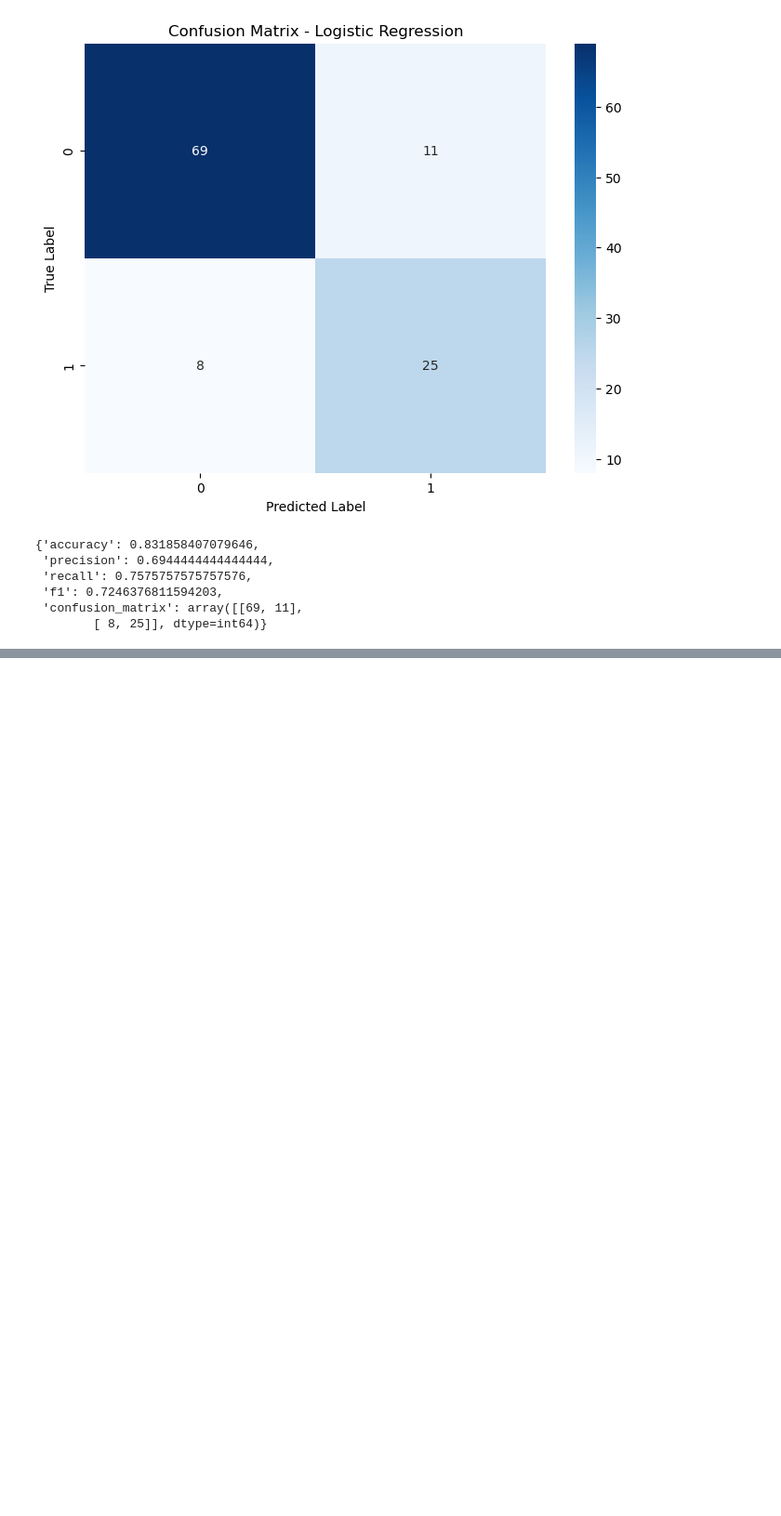
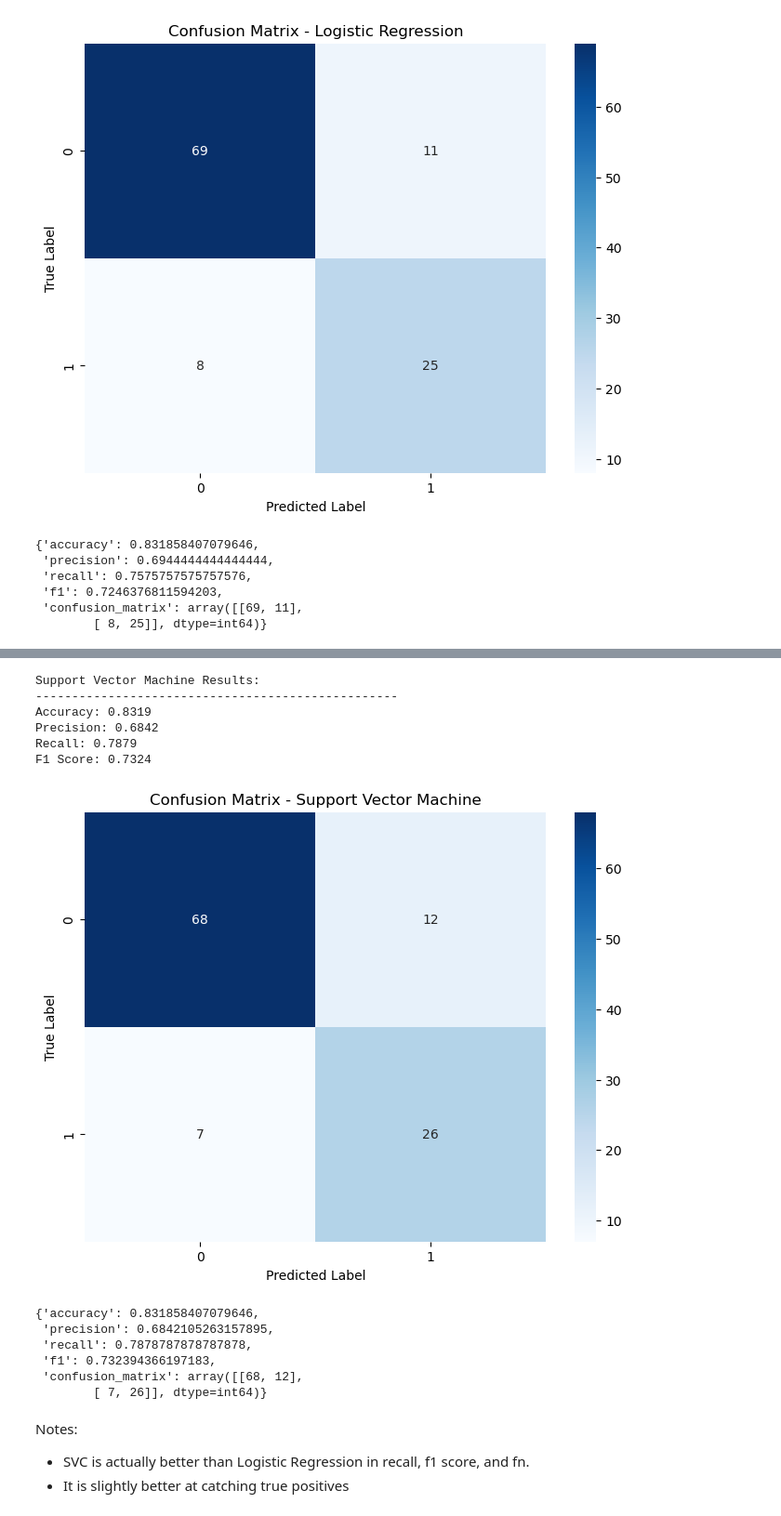
Before and after one commit to halchemylab/Autism_Prediction_Machine_Learning_Project, a Jupyter notebook: analysis.ipynb, the cells around one changed output, grey strips where cells are left out. Shown at 93% size. Drawn from its saved outputs; the diff is of its cells as text; code cells hidden in the pictures; blank space fills up the shorter version.

```diff
--- a/analysis.ipynb
+++ b/analysis.ipynb
@@ -567,0 +630,2 @@ F1 Score: 0.7246
+# %%
+svm = SVC(random_state=42)
@@ -567,0 +636,23 @@ F1 Score: 0.7246
+# %%
+y_pred_svc = svm.predict(X_test)
+# %%
+model_results(y_test, y_pred_svc, model_name="Support Vector Machine")
+# %% [output]
+Support Vector Machine Results:
+--------------------------------------------------
+Accuracy: 0.8319
+Precision: 0.6842
+Recall: 0.7879
+F1 Score: 0.7324
+[figure, added]
+{'accuracy': 0.831858407079646,
+ 'precision': 0.6842105263157895,
+ 'recall': 0.7878787878787878,
+ 'f1': 0.732394366197183,
+ 'confusion_matrix': array([[68, 12],
+        [ 7, 26]], dtype=int64)}
+# %% [markdown]
+Notes:
+
+- SVC is actually better than Logistic Regression in recall, f1 score, and fn.
+- It is slightly better at catching true positives
```
Also changed, not shown: parts of 14 cells of this notebook.
